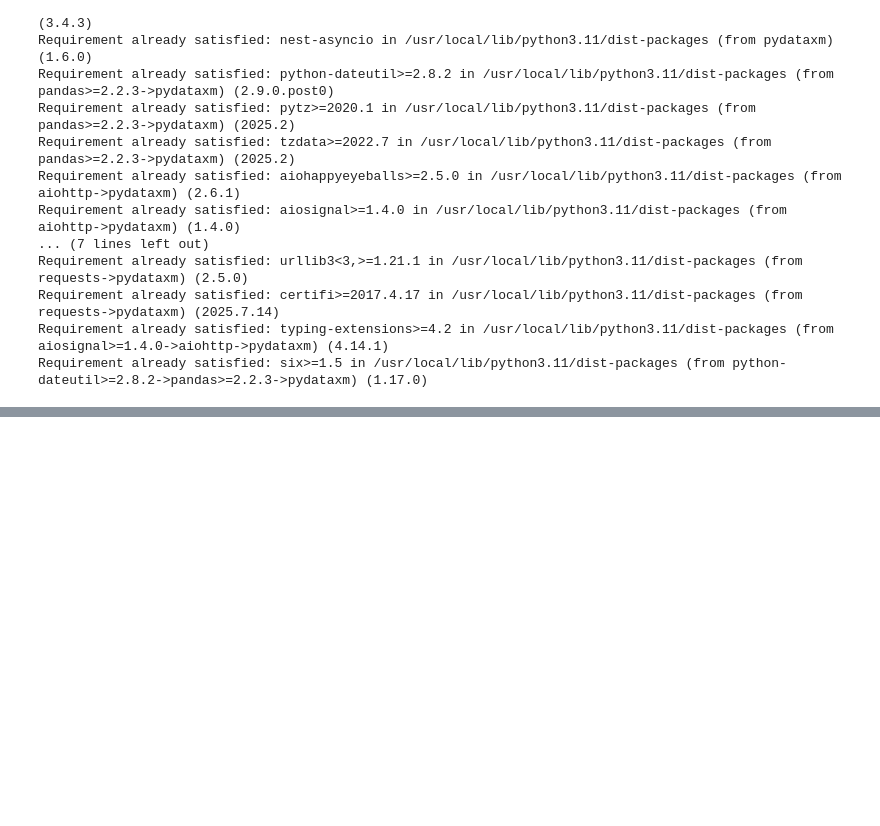
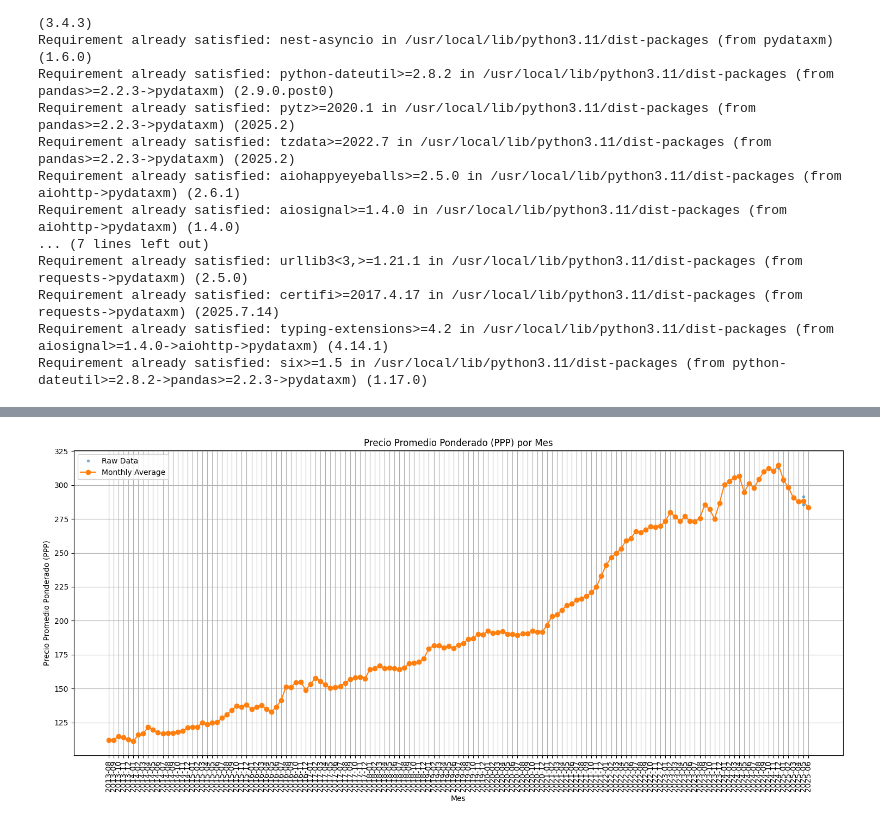
Before and after one commit to GabrielBojaca/proyecto-final-control, a Jupyter notebook: DemandaEnergetica/Demanda Energetica.ipynb, the cells around one changed output, grey strips where cells are left out. Saved outputs shown, nothing was run; the diff lists cells and outputs as text; code cells hidden in the pictures; blank space fills up the shorter version.

```diff
--- a/DemandaEnergetica/Demanda Energetica.ipynb
+++ b/DemandaEnergetica/Demanda Energetica.ipynb
@@ -279,3 +275,25 @@ df['anio'] = df['FechaHora'].dt.year
 df['mes'] = df['FechaHora'].dt.month
 df['hora'] = df['FechaHora'].dt.hour
 df['anio_mes'] = df['FechaHora'].dt.to_period("M").astype(str)
+# %%
+plt.figure(figsize=(15, 7))
+
+# Sort the DataFrame by date before plotting
+df = df.sort_values(by='FechaHora')
+
+# Plot raw data
+plt.plot(df["anio_mes"], df["PPP"], marker='.', linestyle='', alpha=0.5, label='Raw Data')
+
+# Plot monthly average
+df.groupby("anio_mes")["PPP"].mean().plot(marker='o', linestyle='-', label='Monthly Average')
+
+plt.xticks(rotation=90)
+plt.xlabel('Mes')
+plt.ylabel('Precio Promedio Ponderado (PPP)')
+plt.title('Precio Promedio Ponderado (PPP) por Mes')
+plt.grid(True)
+plt.legend()
+plt.tight_layout()
+plt.show()
+# %% [output]
+[figure, added]
```
Also changed, not shown: parts of 2 cells of this notebook.
